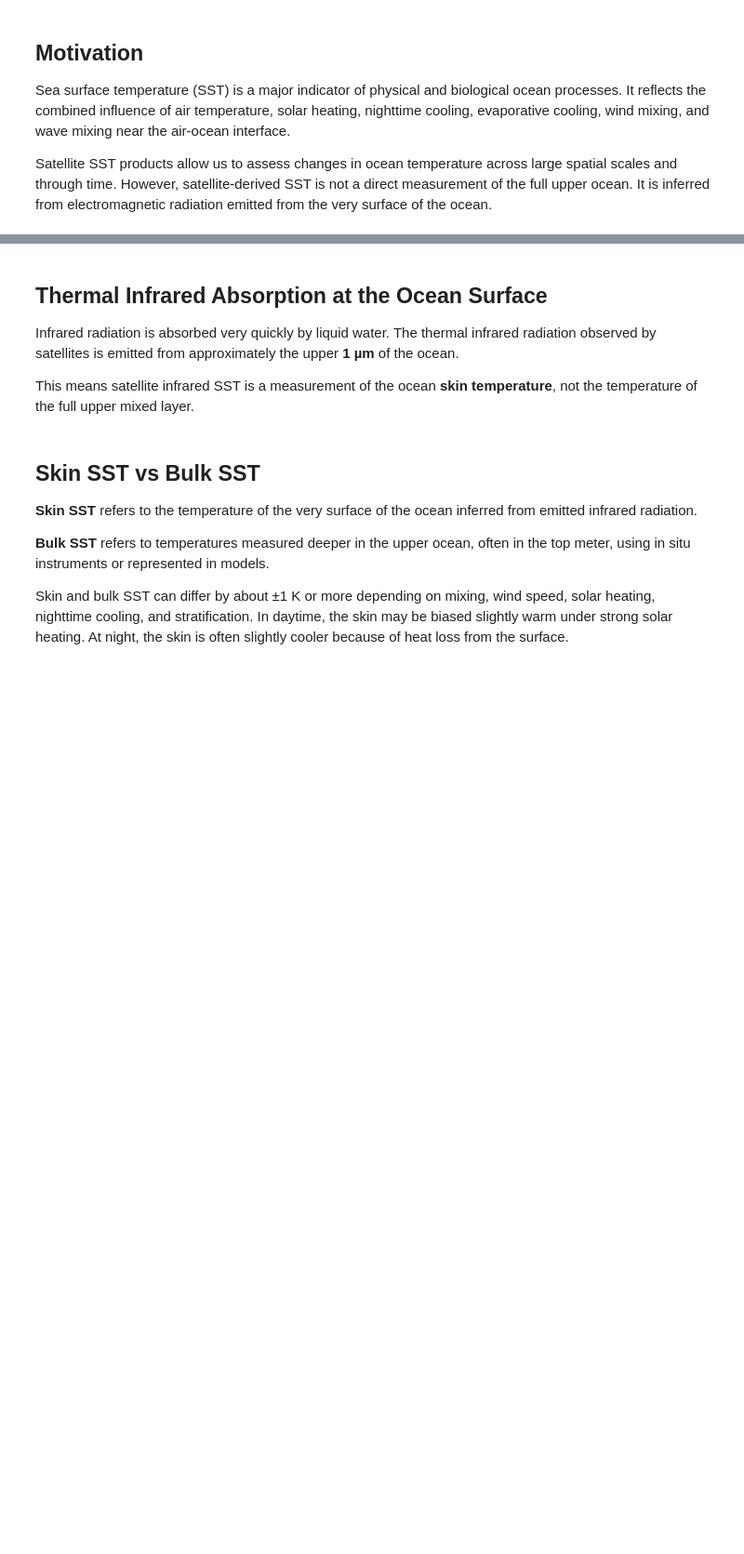
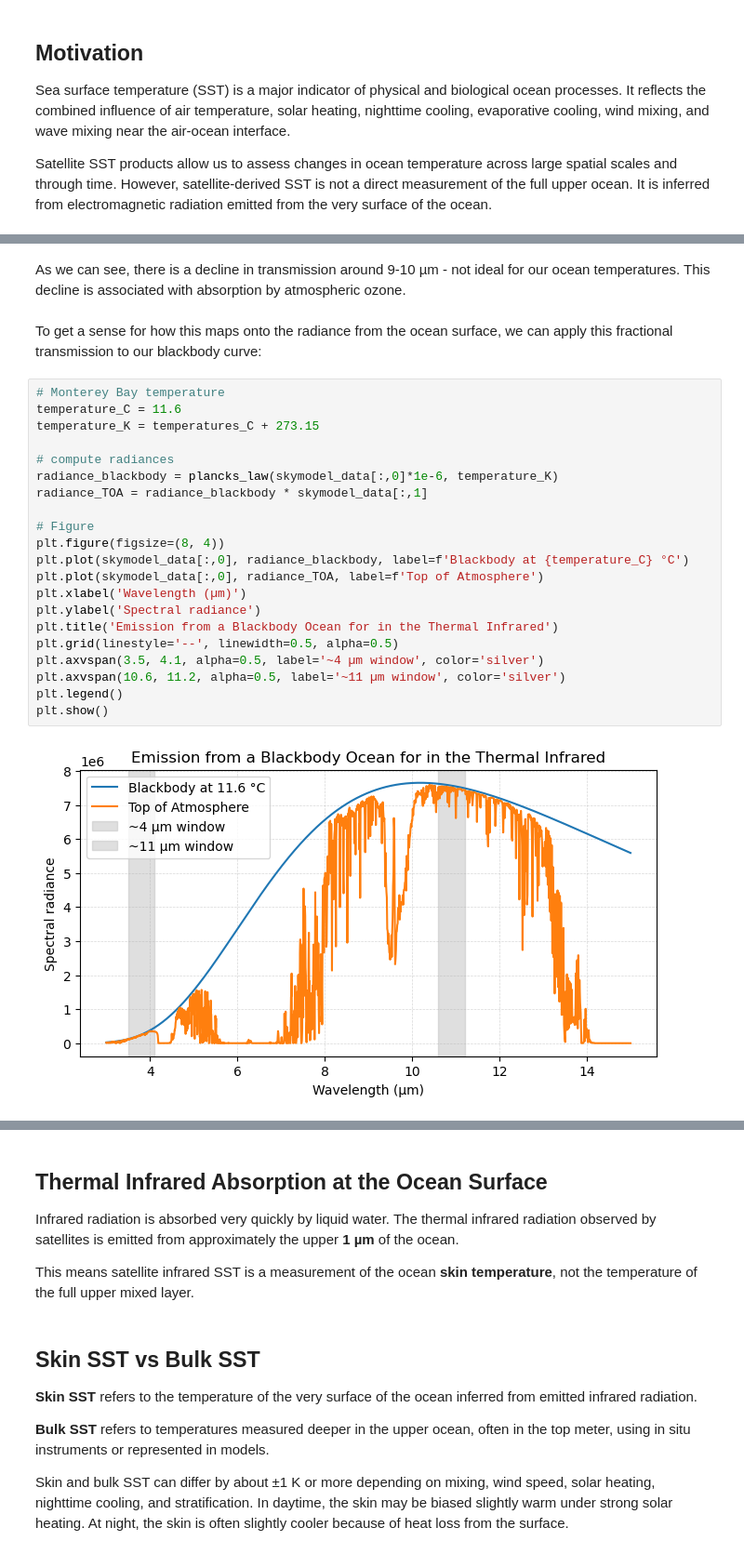
Before and after one commit to ProfMikeWood/ocean_remote_sensing_book, a Jupyter notebook: sst/sst_physical_basis.ipynb, the cells around one changed output, grey strips where cells are left out. Shown at 93% size. Cells and saved outputs as stored; diff of their text form; blank space fills up the shorter version.

```diff
--- a/sst/sst_physical_basis.ipynb
+++ b/sst/sst_physical_basis.ipynb
@@ -129,0 +144,27 @@ There is a trade-off: the 4 µm region can have lower water-vapor impact, but th
+# %% [markdown]
+As we can see, there is a decline in transmission around 9-10 µm - not ideal for our ocean temperatures. This decline is associated with absorption by atmospheric ozone.
+# %% [markdown]
+To get a sense for how this maps onto the radiance from the ocean surface, we can apply this fractional transmission to our blackbody curve:
+# %%
+# Monterey Bay temperature
+temperature_C = 11.6
+temperature_K = temperatures_C + 273.15
+
+# compute radiances
+radiance_blackbody = plancks_law(skymodel_data[:,0]*1e-6, temperature_K)
+radiance_TOA = radiance_blackbody * skymodel_data[:,1]
+
+# Figure
+plt.figure(figsize=(8, 4))
+plt.plot(skymodel_data[:,0], radiance_blackbody, label=f'Blackbody at {temperature_C} °C')
+plt.plot(skymodel_data[:,0], radiance_TOA, label=f'Top of Atmosphere')
+plt.xlabel('Wavelength (µm)')
+plt.ylabel('Spectral radiance')
+plt.title('Emission from a Blackbody Ocean for in the Thermal Infrared')
+plt.grid(linestyle='--', linewidth=0.5, alpha=0.5)
+plt.axvspan(3.5, 4.1, alpha=0.5, label='~4 µm window', color='silver')
+plt.axvspan(10.6, 11.2, alpha=0.5, label='~11 µm window', color='silver')
+plt.legend()
+plt.show()
+# %% [output]
+[figure, added]
```
Also changed, not shown: parts of 15 cells of this notebook, 6 other files.
